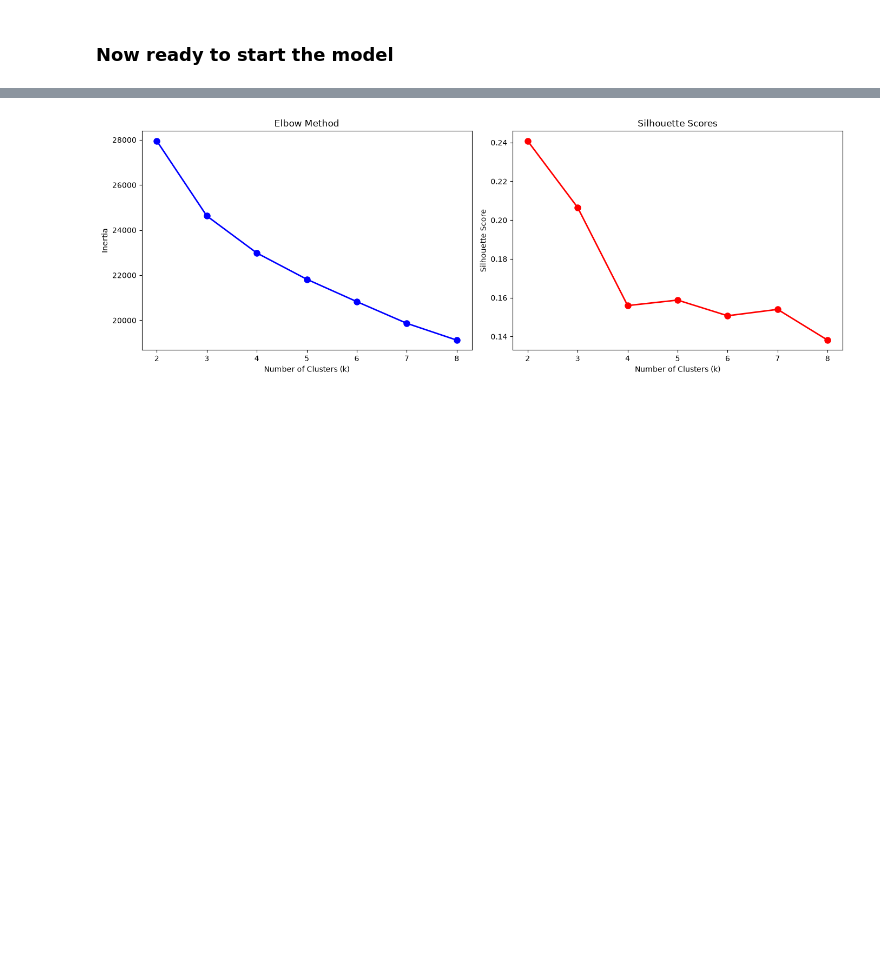
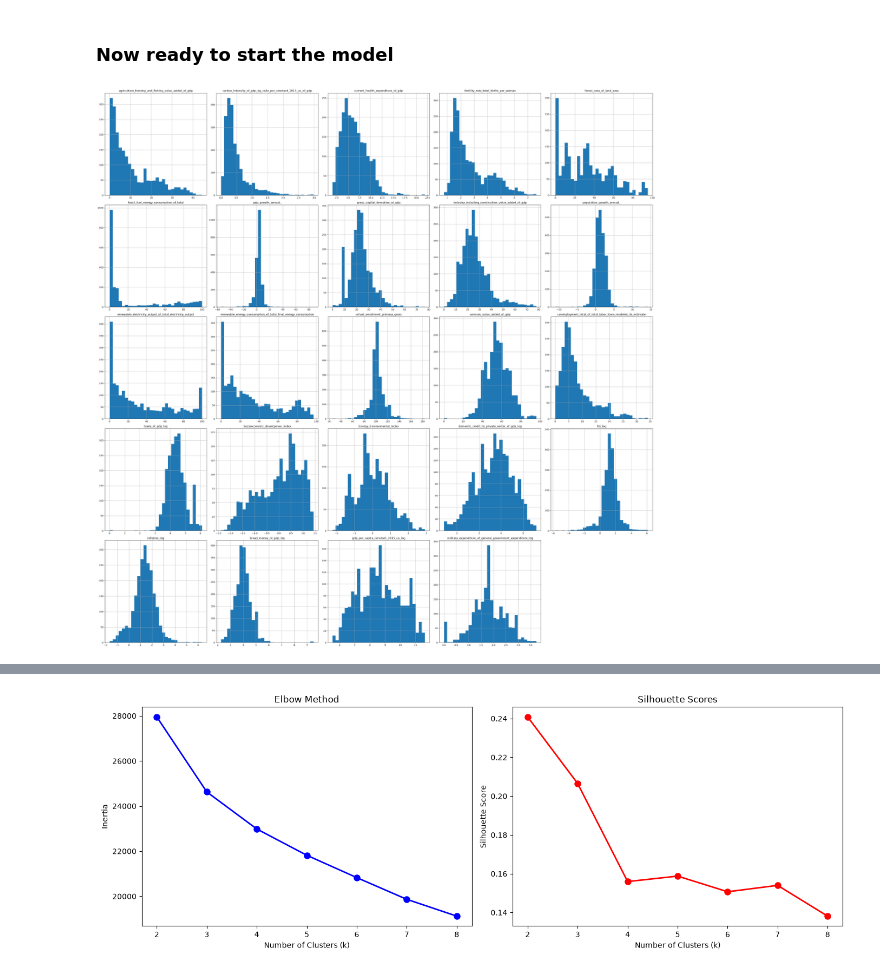
Before and after one commit to Mina-Makram-001/2B_Data_Science_Portfolio, a Jupyter notebook: Task_4_(Train_3_Unsupervised_ML_Models)/4_The_Model.ipynb, the cells around one changed output, grey strips where cells are left out. Cells and saved outputs as stored; diff of their text form; code cells hidden in the pictures; blank space fills up the shorter version.

```diff
--- a/Task_4_(Train_3_Unsupervised_ML_Models)/4_The_Model.ipynb
+++ b/Task_4_(Train_3_Unsupervised_ML_Models)/4_The_Model.ipynb
@@ -724,3 +724,15 @@ for col in high_missing_cols:
     ] = "global_median"
 # %% [markdown]
 ### **Now ready to start the model**
+# %%
+numeric_cols = df_countries.select_dtypes(include="number").columns.drop("year")
+
+df_countries[numeric_cols].hist(
+    figsize=(35, 35),
+    bins=30
+)
+
+plt.tight_layout()
+plt.show()
+# %% [output]
+[figure, added]
```
Also changed, not shown: parts of 5 cells of this notebook, 5 other files.
